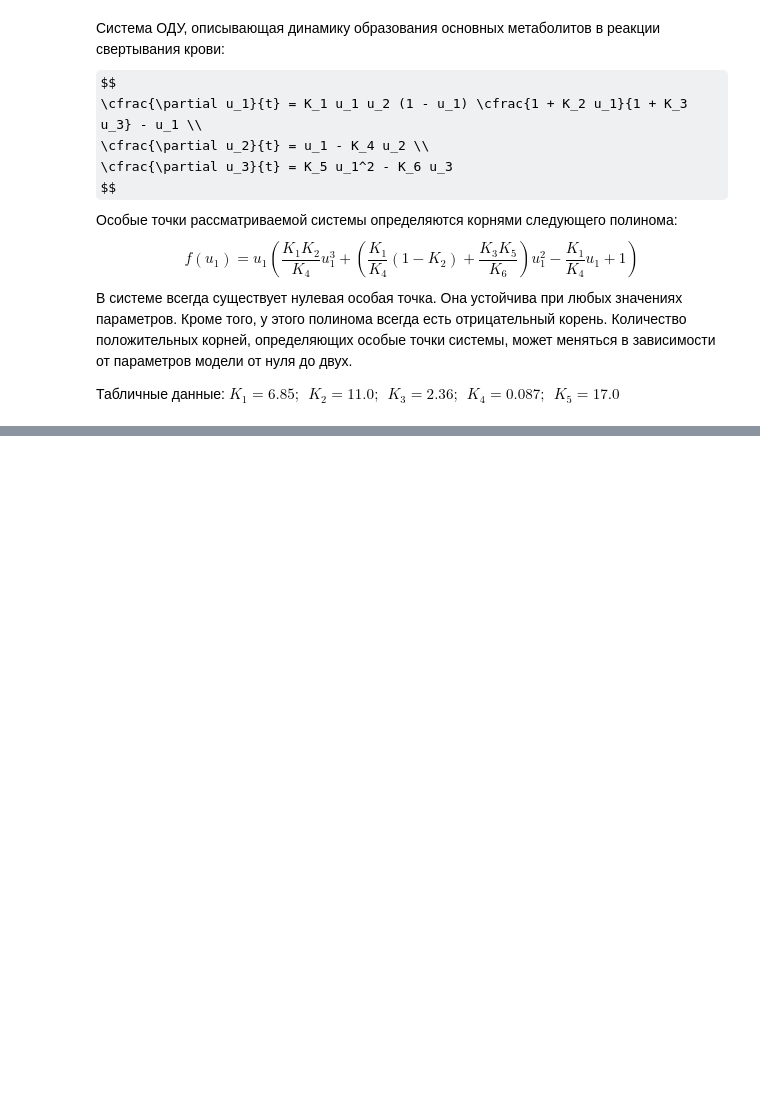
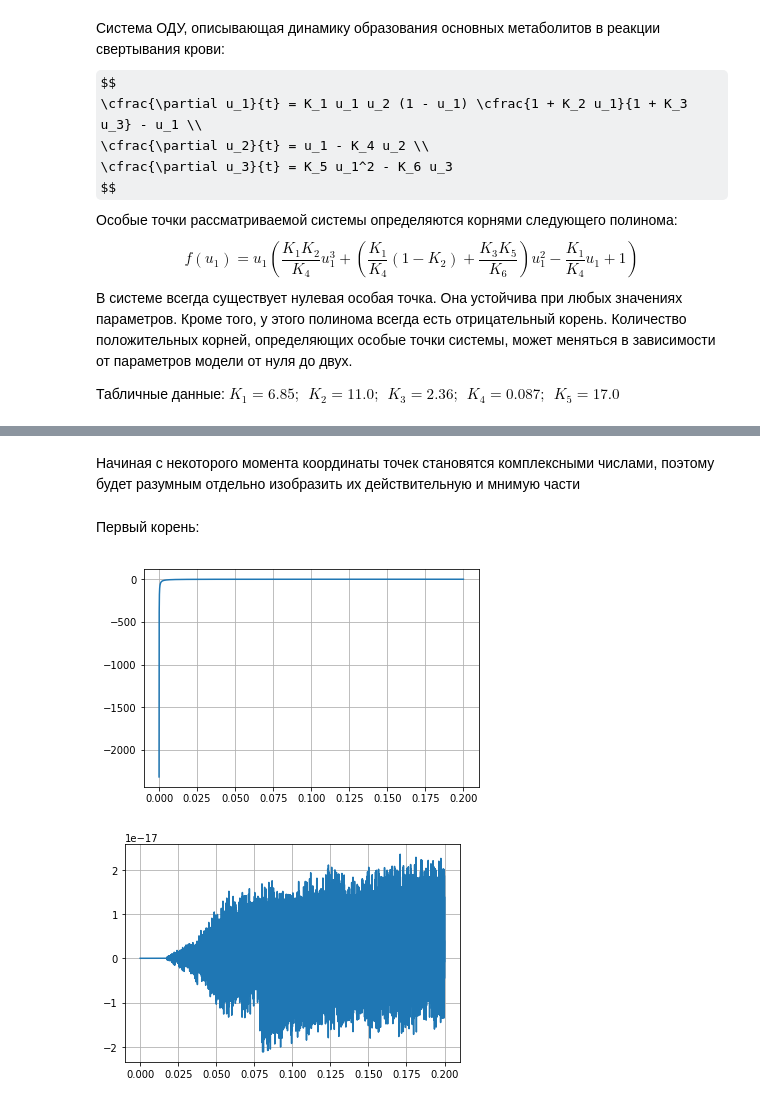
Before and after one commit to alekseik1/calc_math-labs, a Jupyter notebook: main.ipynb, the cells around one changed output, grey strips where cells are left out. Saved outputs shown, nothing was run; the diff lists cells and outputs as text; code cells hidden in the pictures; some formulas as TeX source; blank space fills up the shorter version.

```diff
--- a/main.ipynb
+++ b/main.ipynb
@@ -395,7 +397,7 @@ $$
 Табличные данные: $K_1 = 6.85; ~~ K_2 = 11.0; ~~ K_3 = 2.36; ~~ K_4 = 0.087; ~~ K_5 = 17.0$
 # %%
 K1, K2, K3, K4, K5 = 6.85, 11.0, 2.36, 0.087, 17.0
-u_1, K_1, K_2, K_3, K_4, K_5, K_6 = symbols('u_1 K_1 K_2 K_3 K_4 K_5 K_6')
+u_1, u_2, u_3, K_1, K_2, K_3, K_4, K_5, K_6 = symbols('u_1 u_2 u_3 K_1 K_2 K_3 K_4 K_5 K_6')
 # %%
 eq = K_1*K_2/K_4 * u_1**3 + (K_1/K_4*(1-K_2) + K_3*K_5/K_6)*u_1**2 - K_1/K_4*u_1 + 1
 # %%
@@ -404,11 +406,3 @@ eq_s = eq.subs(K_1, K1)\
 .subs(K_3, K3)\
 .subs(K_4, K4)\
 .subs(K_5, K5)
-# %%
-from sympy import solve
-
-k6_range = np.linspace(0, 0.2, 1000)[1:]
-dots = []
-for k6 in k6_range:
-    # Получаем все решения
-    solutions = solve(eq_s.subs(K_6, k6), u_1)
@@ -419,0 +409,17 @@ NameError: name 'plot_lines' is not defined
+# %%
+from sympy import solve, re, im
+
+k6_range = np.linspace(0, 0.2, 10000)[1:]
+dots_real = np.array([[]])
+dots_im = np.array([])
+# Решение в общем виде
+general_solutions = solve(eq_s, u_1)
+for k6 in k6_range:
+    # Подставляем разные значения k6
+    solutions = [sol.subs(K_6, k6).evalf() for sol in general_solutions]
+    dots_real = np.concatenate(
+        (dots_real.reshape(-1, 3), np.array([re(i) for i in solutions]).reshape(1, -1))
+        , axis=0)
+    dots_im = np.concatenate(
+        (dots_im.reshape(-1, 3), np.array([im(i) for i in solutions]).reshape(1, -1))
+        , axis=0)
@@ -419,0 +437,11 @@ NameError: name 'plot_lines' is not defined
+# %% [markdown]
+Начиная с некоторого момента координаты точек становятся комплексными числами, поэтому будет разумным отдельно изобразить их действительную и мнимую части
+# %% [markdown]
+Первый корень:
+# %%
+from utils.plot_helpers import plot_lines
+plot_lines( (k6_range, dots_real[:,0]))
+plot_lines( (k6_range, dots_im[:,0]))
+# %% [output]
+[figure, added]
+[figure, added]
```
Also changed, not shown: parts of 15 cells of this notebook.
